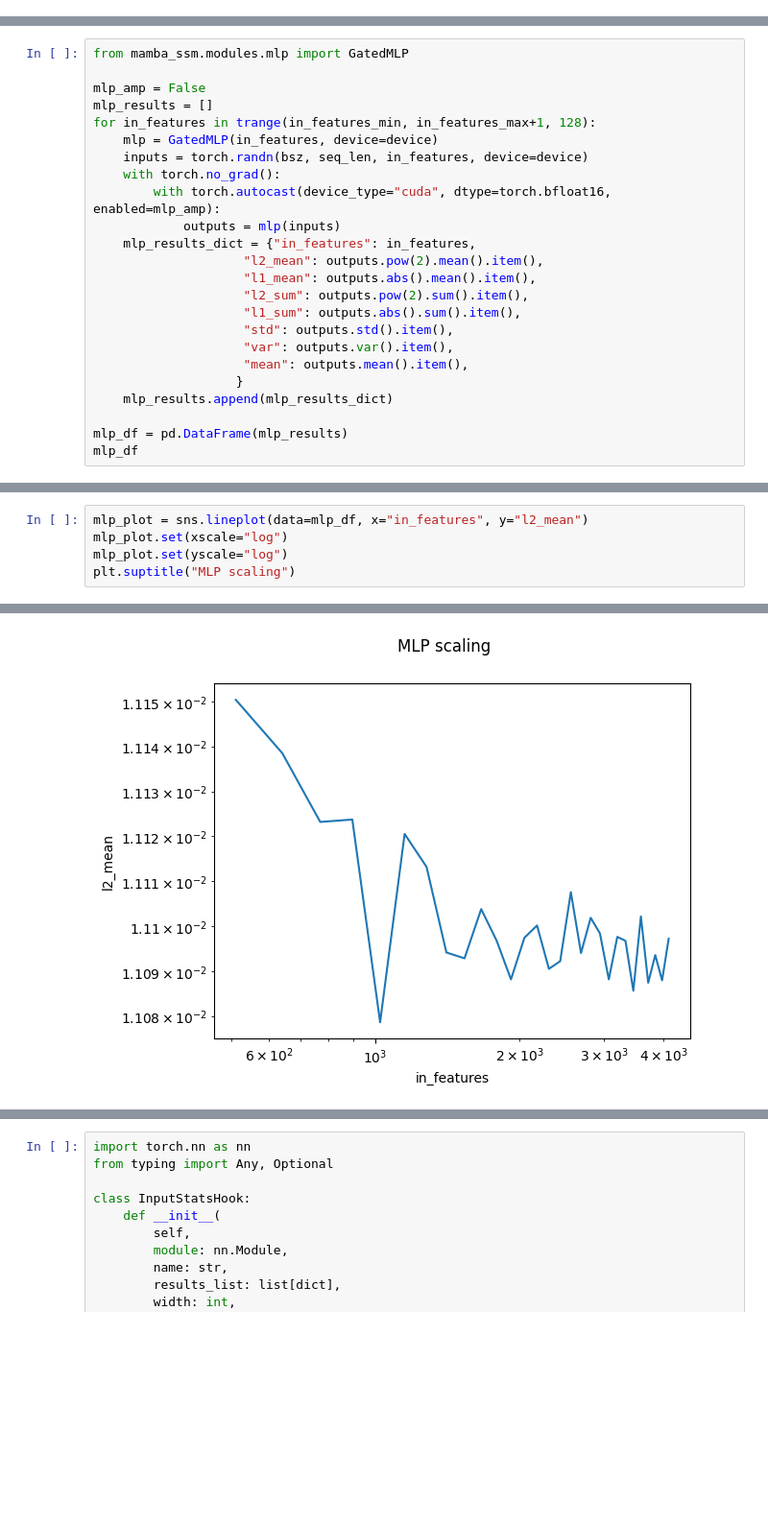
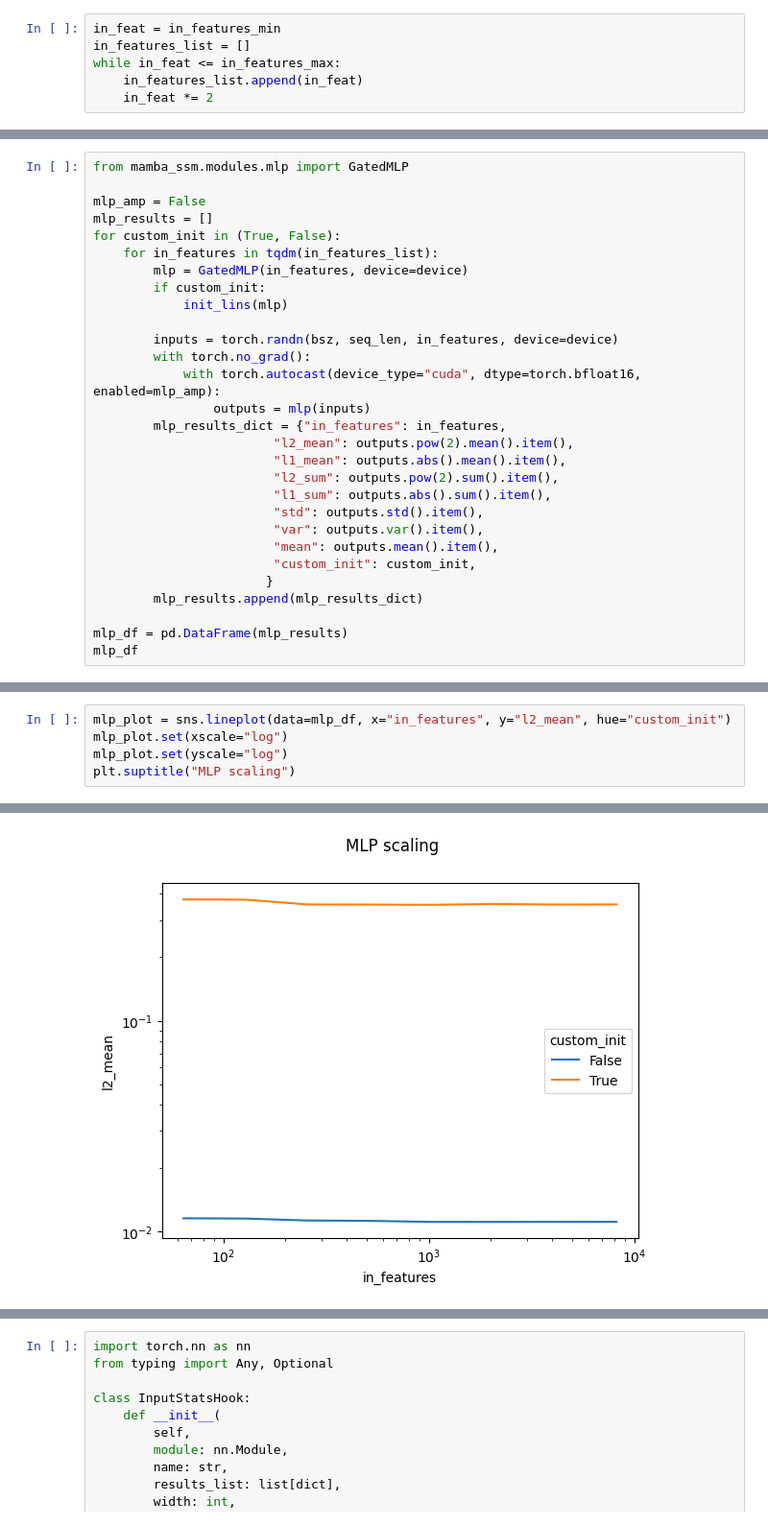
Before and after one commit to garrett361/fms-fsdp, a Jupyter notebook: fms_fsdp/mup/notebooks/scaling.ipynb, the cells around one changed output, grey strips where cells are left out. Shown: that part at 96% size. Saved outputs shown, nothing was run; the diff lists cells and outputs as text; blank space fills up the shorter version.

```diff
--- a/fms_fsdp/mup/notebooks/scaling.ipynb
+++ b/fms_fsdp/mup/notebooks/scaling.ipynb
@@ -13 +15,7 @@ bsz=8
 device="cuda"
+# %%
+in_feat = in_features_min
+in_features_list = []
+while in_feat <= in_features_max:
+    in_features_list.append(in_feat)
+    in_feat *= 2
@@ -16,22 +70,27 @@ from mamba_ssm.modules.mlp import GatedMLP
 
 mlp_amp = False
 mlp_results = []
-for in_features in trange(in_features_min, in_features_max+1, 128):
-    mlp = GatedMLP(in_features, device=device)
-    inputs = torch.randn(bsz, seq_len, in_features, device=device)
-    with torch.no_grad():
-        with torch.autocast(device_type="cuda", dtype=torch.bfloat16, enabled=mlp_amp):
-            outputs = mlp(inputs)
-    mlp_results_dict = {"in_features": in_features,
-                    "l2_mean": outputs.pow(2).mean().item(),
-                    "l1_mean": outputs.abs().mean().item(),
-                    "l2_sum": outputs.pow(2).sum().item(),
-                    "l1_sum": outputs.abs().sum().item(),
-                    "std": outputs.std().item(),
-                    "var": outputs.var().item(),
-                    "mean": outputs.mean().item(),
-                   }
-    mlp_results.append(mlp_results_dict)
+for custom_init in (True, False):
+    for in_features in tqdm(in_features_list):
+        mlp = GatedMLP(in_features, device=device)
+        if custom_init:
+            init_lins(mlp)
+
+        inputs = torch.randn(bsz, seq_len, in_features, device=device)
+        with torch.no_grad():
+            with torch.autocast(device_type="cuda", dtype=torch.bfloat16, enabled=mlp_amp):
+                outputs = mlp(inputs)
+        mlp_results_dict = {"in_features": in_features,
+                        "l2_mean": outputs.pow(2).mean().item(),
+                        "l1_mean": outputs.abs().mean().item(),
+                        "l2_sum": outputs.pow(2).sum().item(),
+                        "l1_sum": outputs.abs().sum().item(),
+                        "std": outputs.std().item(),
+                        "var": outputs.var().item(),
+                        "mean": outputs.mean().item(),
+                        "custom_init": custom_init,
+                       }
+        mlp_results.append(mlp_results_dict)
 
 mlp_df = pd.DataFrame(mlp_results)
 mlp_df
@@ -56,11 +131,11 @@ mlp_df
 # %%
-mlp_plot = sns.lineplot(data=mlp_df, x="in_features", y="l2_mean")
+mlp_plot = sns.lineplot(data=mlp_df, x="in_features", y="l2_mean", hue="custom_init")
 mlp_plot.set(xscale="log")
 mlp_plot.set(yscale="log")
 plt.suptitle("MLP scaling")
 # %% [output]
 Text(0.5, 0.98, 'MLP scaling')
-[figure, old version]
+[figure, new version]
 # %%
 from mamba_ssm.modules.mha import MHA
 
```
Also changed, not shown: parts of 8 cells of this notebook, 17 other files.
